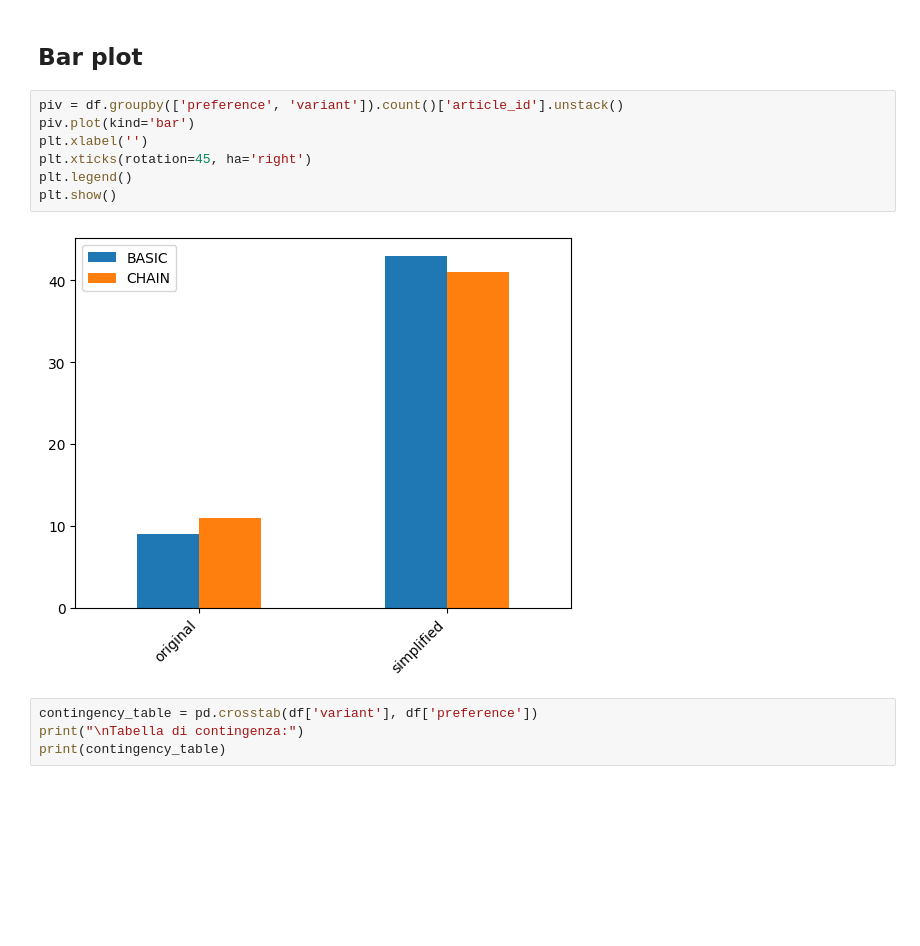
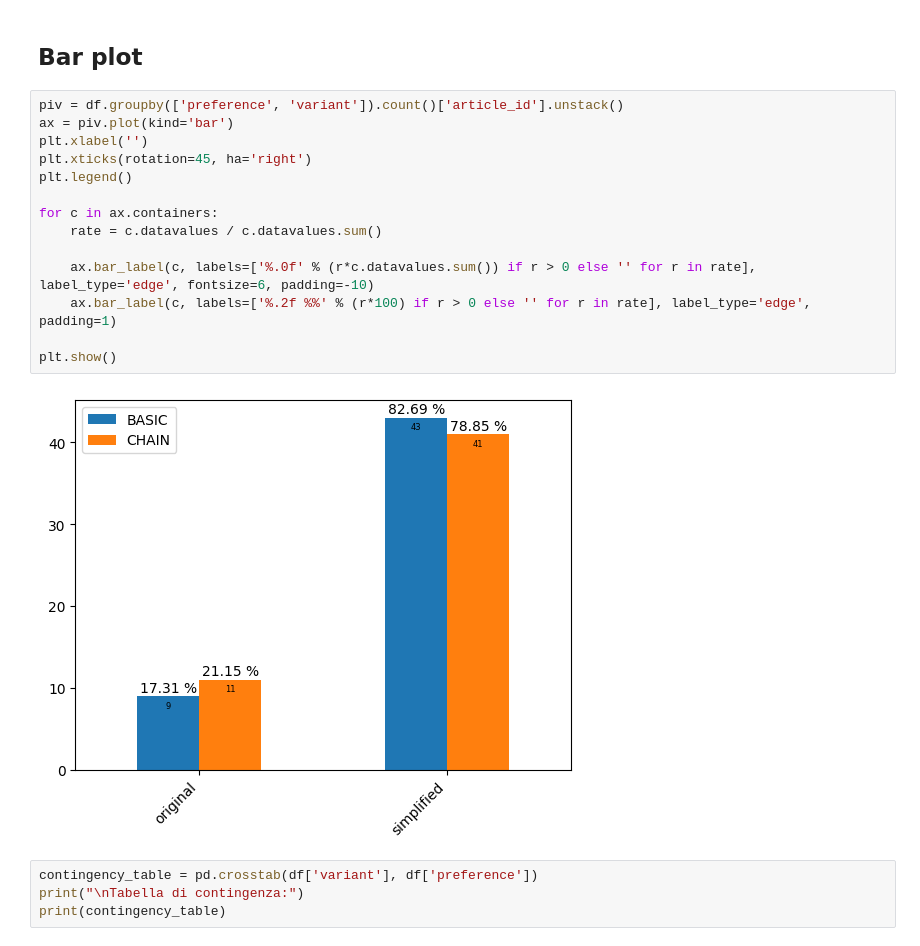
Before and after one commit to VerbACxSS/oelt-2024-plain-italian-ai-replication-package, a Jupyter notebook: juridical_evaluation_analysis.ipynb, the cells around one changed output. Drawn from its saved outputs; the diff is of its cells as text; blank space fills up the shorter version.

```diff
--- a/juridical_evaluation_analysis.ipynb
+++ b/juridical_evaluation_analysis.ipynb
@@ -137,13 +150,20 @@ piv.describe()
 ## Bar plot
 # %%
 piv = df.groupby(['preference', 'variant']).count()['article_id'].unstack()
-piv.plot(kind='bar')
+ax = piv.plot(kind='bar')
 plt.xlabel('')
 plt.xticks(rotation=45, ha='right')
 plt.legend()
+
+for c in ax.containers:
+    rate = c.datavalues / c.datavalues.sum()
+
+    ax.bar_label(c, labels=['%.0f' % (r*c.datavalues.sum()) if r > 0 else '' for r in rate], label_type='edge', fontsize=6, padding=-10)
+    ax.bar_label(c, labels=['%.2f %%' % (r*100) if r > 0 else '' for r in rate], label_type='edge', padding=1)
+
 plt.show()
 # %% [output]
-[figure, old version]
+[figure, new version]
 # %%
 contingency_table = pd.crosstab(df['variant'], df['preference'])
 print("\nTabella di contingenza:")
```
Also changed, not shown: parts of 18 cells of this notebook, 3 other files.
